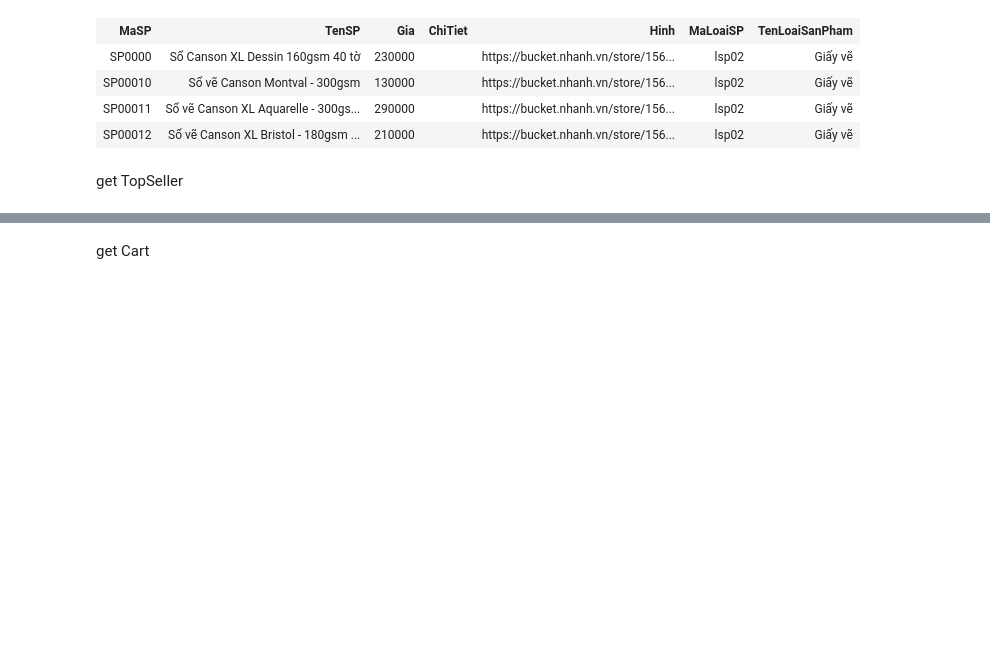
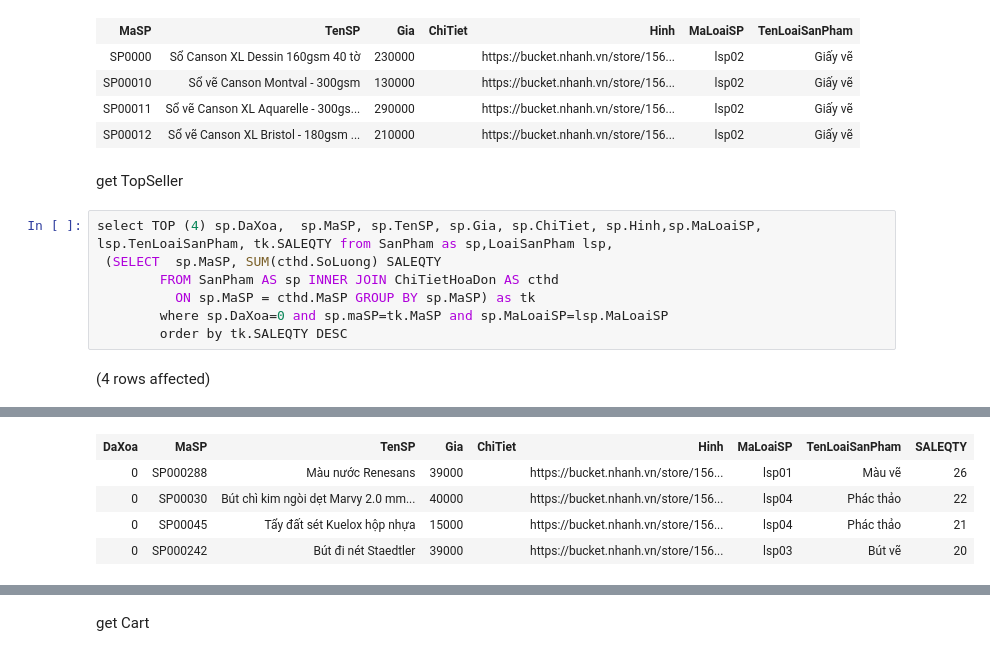
Before and after one commit to LienNTB/QuanLyHoaCu, a Jupyter notebook: data/3_TestUtils.ipynb, the cells around one changed output, grey strips where cells are left out. Drawn from its saved outputs; the diff is of its cells as text; blank space fills up the shorter version.

```diff
--- a/data/3_TestUtils.ipynb
+++ b/data/3_TestUtils.ipynb
@@ -81,3 +106,12 @@ Total execution time: 00:00:00.020
 | SP00012 | Sổ vẽ Canson XL Bristol - 180gsm ... | 210000 |  | https://bucket.nhanh.vn/store/156... | lsp02 | Giấy vẽ |
 # %% [markdown]
 get TopSeller
+# %%
+select TOP (4) sp.DaXoa,  sp.MaSP, sp.TenSP, sp.Gia, sp.ChiTiet, sp.Hinh,sp.MaLoaiSP, lsp.TenLoaiSanPham, tk.SALEQTY from SanPham as sp,LoaiSanPham lsp,
+ (SELECT  sp.MaSP, SUM(cthd.SoLuong) SALEQTY
+        FROM SanPham AS sp INNER JOIN ChiTietHoaDon AS cthd
+          ON sp.MaSP = cthd.MaSP GROUP BY sp.MaSP) as tk
+        where sp.DaXoa=0 and sp.maSP=tk.MaSP and sp.MaLoaiSP=lsp.MaLoaiSP
+        order by tk.SALEQTY DESC
+# %% [output]
+(4 rows affected)
@@ -83,0 +119,5 @@ get TopSeller
+| DaXoa | MaSP | TenSP | Gia | ChiTiet | Hinh | MaLoaiSP | TenLoaiSanPham | SALEQTY |
+| 0 | SP000288 | Màu nước Renesans | 39000 |  | https://bucket.nhanh.vn/store/156... | lsp01 | Màu vẽ | 26 |
+| 0 | SP00030 | Bút chì kim ngòi dẹt Marvy 2.0 mm... | 40000 |  | https://bucket.nhanh.vn/store/156... | lsp04 | Phác thảo | 22 |
+| 0 | SP00045 | Tẩy đất sét Kuelox hộp nhựa | 15000 |  | https://bucket.nhanh.vn/store/156... | lsp04 | Phác thảo | 21 |
+| 0 | SP000242 | Bút đi nét Staedtler | 39000 |  | https://bucket.nhanh.vn/store/156... | lsp03 | Bút vẽ | 20 |
```
Also changed, not shown: parts of 12 cells of this notebook, 9 other files.
